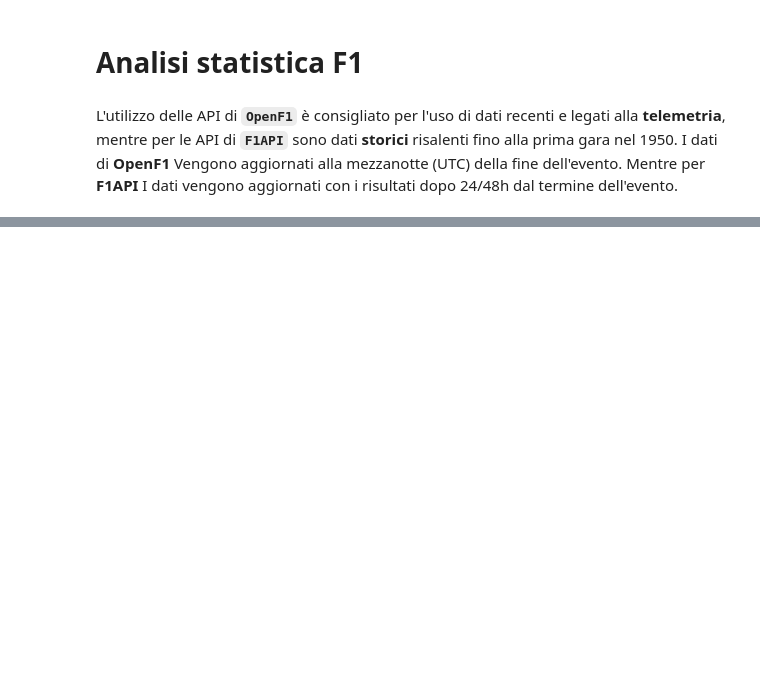
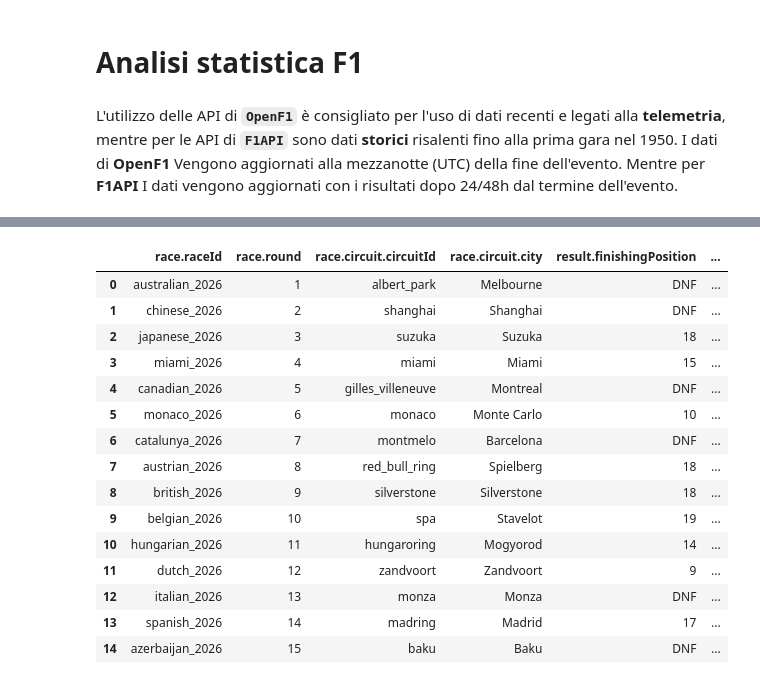
Before and after one commit to DiFrape/PitStat, a Jupyter notebook: F1_Stats.ipynb, the cells around one changed output, grey strips where cells are left out. Saved outputs shown, nothing was run; the diff lists cells and outputs as text; code cells hidden in the pictures; blank space fills up the shorter version.

```diff
--- a/F1_Stats.ipynb
+++ b/F1_Stats.ipynb
@@ -391,0 +66,2 @@ view
+# %%
+df_alonso_2026 = get_data("2026/drivers/alonso", api='f1_api')
@@ -391,0 +83,31 @@ view
+# %%
+columns = [
+    'race.raceId',
+    'race.round',
+    'race.circuit.circuitId',
+    'race.circuit.city',
+    'result.finishingPosition',
+    'result.startPosition',
+    'result.pointsObtained',
+    'driver.driverId'
+]
+df_alonso_2026['result.finishingPosition'] = df_alonso_2026['result.finishingPosition'].replace(['NC', '-'], 'DNF').fillna('DNF')
+df_alonso_2026 = df_alonso_2026.rename(columns={'result.gridPosition': 'result.startPosition'})
+df_alonso_2026[columns]
+# %% [output]
+|  | race.raceId | race.round | race.circuit.circuitId | race.circuit.city | result.finishingPosition | ... |
+| 0 | australian_2026 | 1 | albert_park | Melbourne | DNF | ... |
+| 1 | chinese_2026 | 2 | shanghai | Shanghai | DNF | ... |
+| 2 | japanese_2026 | 3 | suzuka | Suzuka | 18 | ... |
+| 3 | miami_2026 | 4 | miami | Miami | 15 | ... |
+| 4 | canadian_2026 | 5 | gilles_villeneuve | Montreal | DNF | ... |
+| 5 | monaco_2026 | 6 | monaco | Monte Carlo | 10 | ... |
+| 6 | catalunya_2026 | 7 | montmelo | Barcelona | DNF | ... |
+| 7 | austrian_2026 | 8 | red_bull_ring | Spielberg | 18 | ... |
+| 8 | british_2026 | 9 | silverstone | Silverstone | 18 | ... |
+| 9 | belgian_2026 | 10 | spa | Stavelot | 19 | ... |
+| 10 | hungarian_2026 | 11 | hungaroring | Mogyorod | 14 | ... |
+| 11 | dutch_2026 | 12 | zandvoort | Zandvoort | 9 | ... |
+| 12 | italian_2026 | 13 | monza | Monza | DNF | ... |
+| 13 | spanish_2026 | 14 | madring | Madrid | 17 | ... |
+| 14 | azerbaijan_2026 | 15 | baku | Baku | DNF | ... |
```
Also changed, not shown: parts of 40 cells of this notebook, 7 other files.
